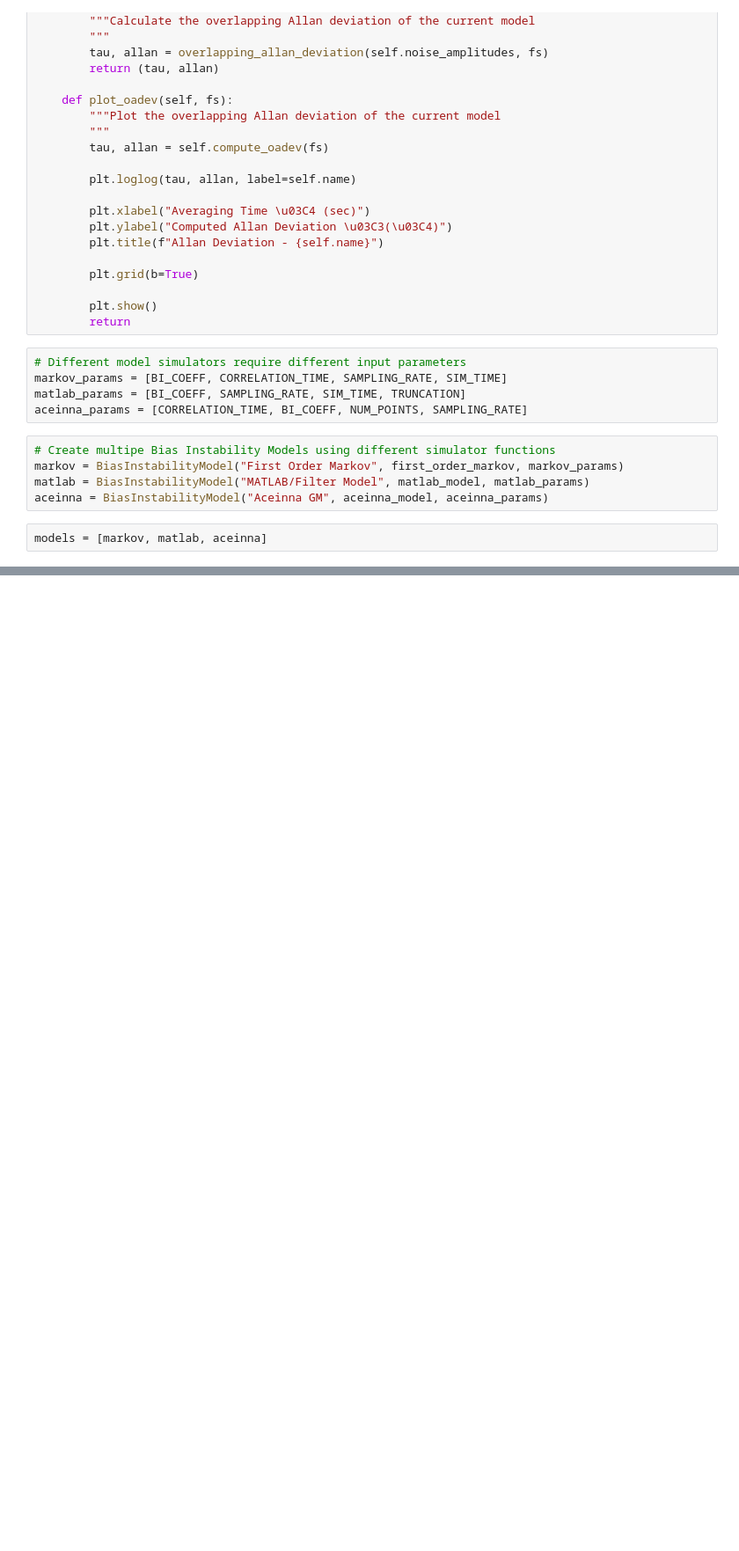
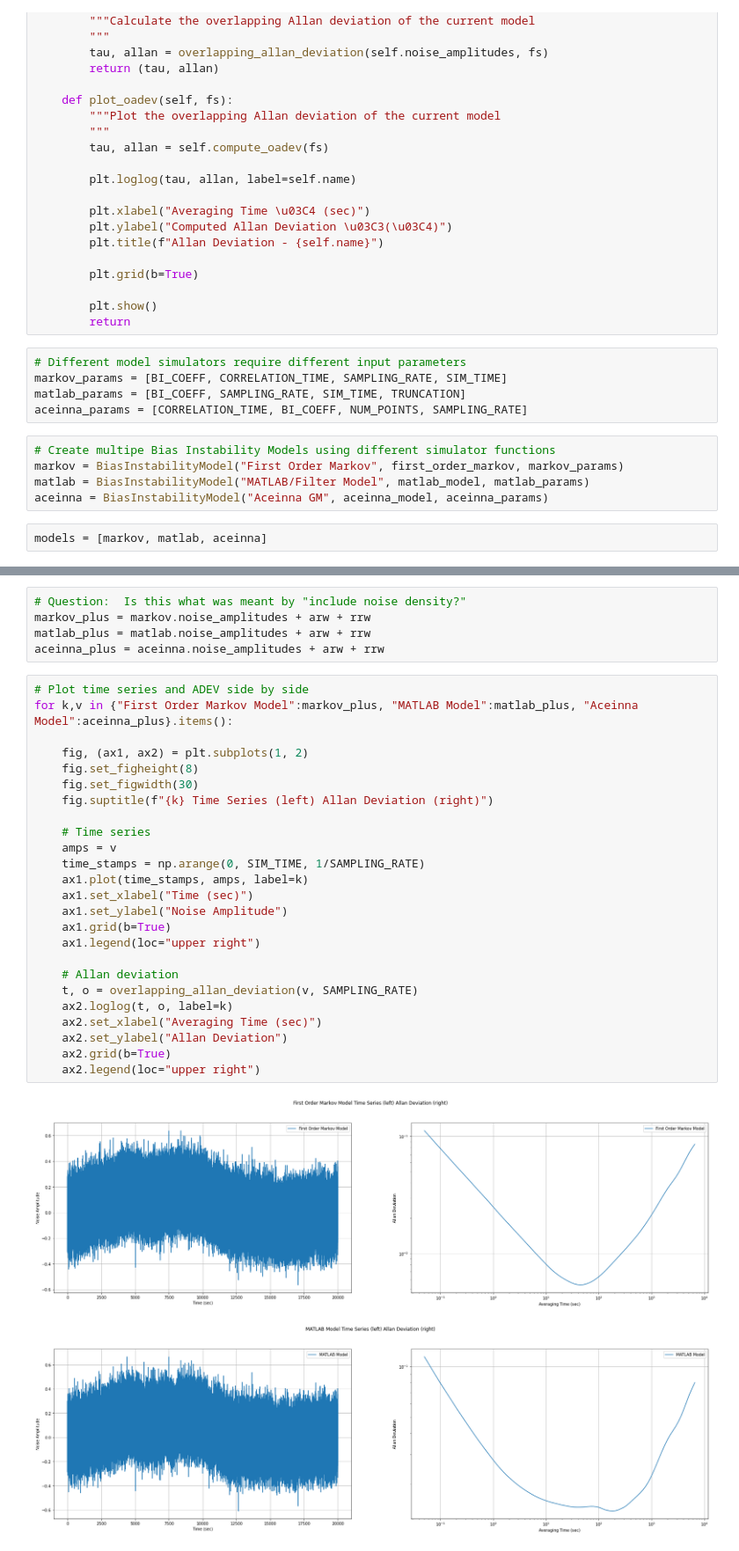
Before and after one commit to nurriol2/learn-imu, a Jupyter notebook: notebooks/05_report_differences_between_bias_instability_models.ipynb, the cells around one changed output, grey strips where cells are left out. Shown: that part at 88% size. Cells and saved outputs as stored; diff of their text form; blank space fills up the shorter version.

```diff
--- a/notebooks/05_report_differences_between_bias_instability_models.ipynb
+++ b/notebooks/05_report_differences_between_bias_instability_models.ipynb
@@ -220,0 +275,33 @@ plt.grid(b=True)
+# %%
+# Question:  Is this what was meant by "include noise density?"
+markov_plus = markov.noise_amplitudes + arw + rrw
+matlab_plus = matlab.noise_amplitudes + arw + rrw
+aceinna_plus = aceinna.noise_amplitudes + arw + rrw
+# %%
+# Plot time series and ADEV side by side
+for k,v in {"First Order Markov Model":markov_plus, "MATLAB Model":matlab_plus, "Aceinna Model":aceinna_plus}.items():
+
+    fig, (ax1, ax2) = plt.subplots(1, 2)
+    fig.set_figheight(8)
+    fig.set_figwidth(30)
+    fig.suptitle(f"{k} Time Series (left) Allan Deviation (right)")
+
+    # Time series
+    amps = v
+    time_stamps = np.arange(0, SIM_TIME, 1/SAMPLING_RATE)
+    ax1.plot(time_stamps, amps, label=k)
+    ax1.set_xlabel("Time (sec)")
+    ax1.set_ylabel("Noise Amplitude")
+    ax1.grid(b=True)
+    ax1.legend(loc="upper right")
+
+    # Allan deviation
+    t, o = overlapping_allan_deviation(v, SAMPLING_RATE)
+    ax2.loglog(t, o, label=k)
+    ax2.set_xlabel("Averaging Time (sec)")
+    ax2.set_ylabel("Allan Deviation")
+    ax2.grid(b=True)
+    ax2.legend(loc="upper right")
+# %% [output]
+[figure, added]
+[figure, added]
```
Also changed, not shown: parts of 15 cells of this notebook.
